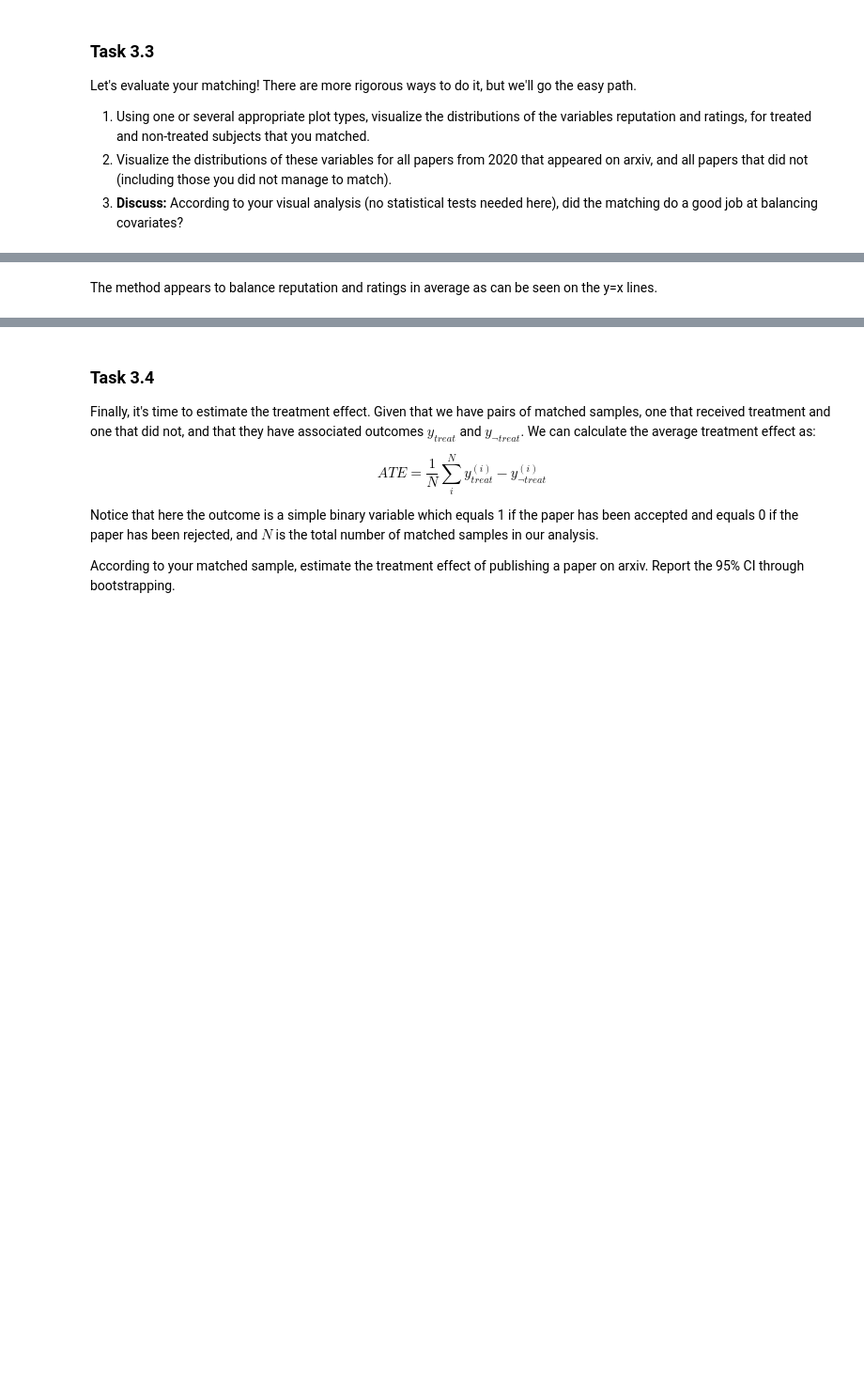
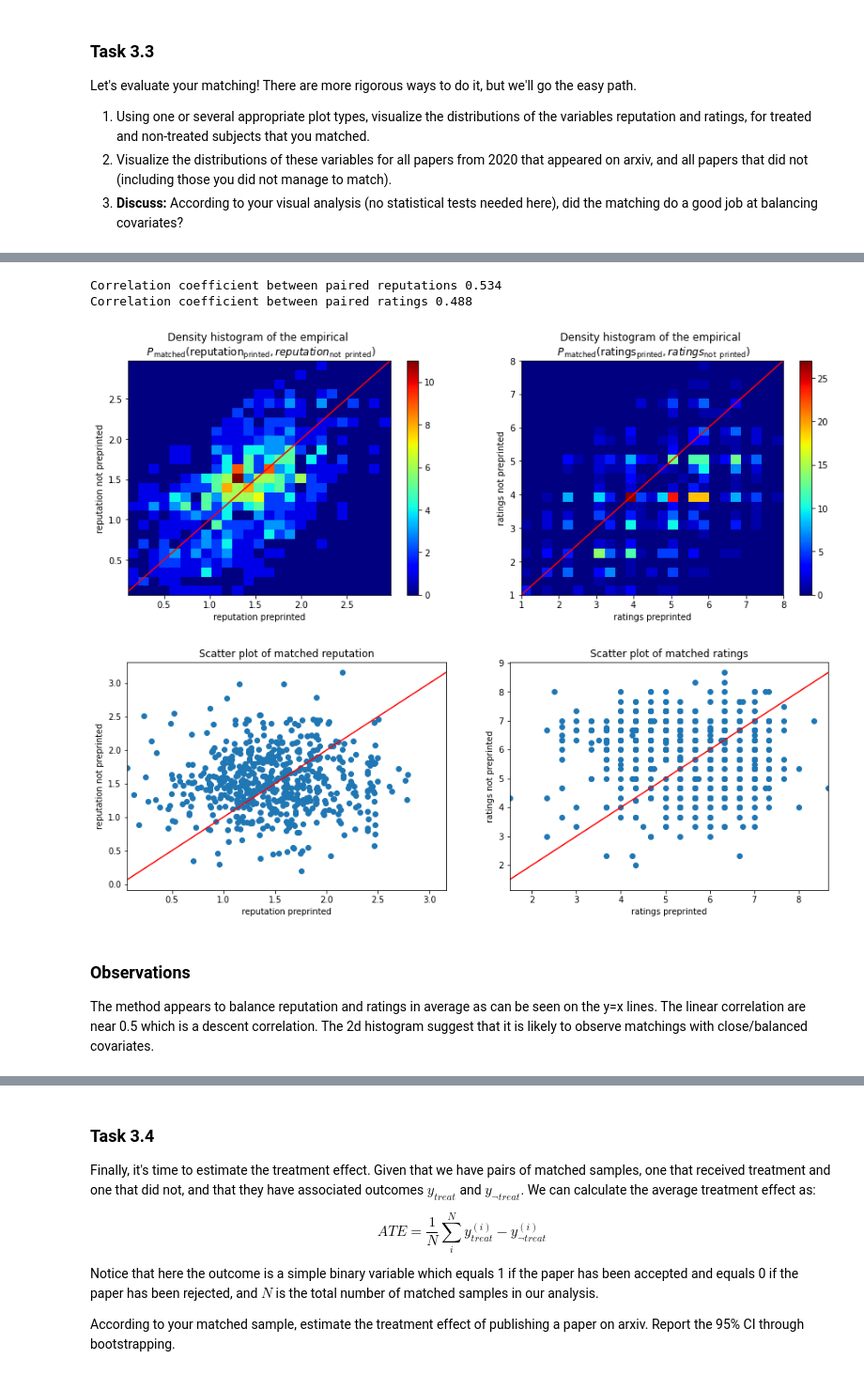
Before and after one commit to misterguick/ada-hw2, a Jupyter notebook: hw2.ipynb, the cells around one changed output, grey strips where cells are left out. Shown: that part at 94% size. Drawn from its saved outputs; the diff is of its cells as text; code cells hidden in the pictures; blank space fills up the shorter version.

```diff
--- a/hw2.ipynb
+++ b/hw2.ipynb
@@ -809,17 +820,14 @@ Our model is not so interesting since the only independent variable (that is, ou
 Notice that reputation was calculated in Task 1.1.
 2. **Discuss:** Unlike `ratings` and `reputation`, the variable `arxiv` is binary. Following the same logic as we did for continuous variables in the text of Task 2.2, interpret the meaning of this coefficient. What happens to the odds ratio if the paper was seen in arxiv? Is this effect statistically significant?
 # %%
-df.arxiv = df.arxiv.astype(int)
-df_test_date = df.loc[(df.year == 2018) | (df.year == 2019)]
-df_train_date = df.loc[df.year == 2020]
+df_2020 = df.loc[df.year == 2020]
+accepted = (df_2020.decisions == "Accept").values.astype(float)
 
-accepted_train = (df_train_date.decisions == "Accept").values.astype(int)
-accepted_test = (df_test_date.decisions == "Accept").values.astype(int)
 exog_variables = ["ratings", "reputation", "arxiv"]
 
-exog_train = sm.add_constant(df_train_date[exog_variables]) # add a constant variable (to get an intercept)
+exog = sm.add_constant(df_2020[exog_variables]) # add a constant variable (to get an intercept)
 
-log_reg = sm.Logit(accepted_train, exog_train)
+log_reg = sm.Logit(accepted, exog)
 
 print(log_reg.fit().summary())
 # %% [output]
@@ -1085,2 +1074,57 @@ plt.show()
+# %%
+def paired_histogram(df, matchings, covariate, fig, ax):
+    covariate_preprinted = [df[covariate].iloc[match[0]] for match in matchings]
+    covariate_not_preprinted = [df[covariate].iloc[match[1]] for match in matchings]
+
+    min_scale = np.min([np.min(covariate_preprinted), np.min(covariate_not_preprinted)])
+    max_scale = np.min([np.max(covariate_preprinted), np.max(covariate_not_preprinted)])
+
+    hist = ax.hist2d(covariate_preprinted, covariate_not_preprinted, bins=(25, 25), cmap=plt.cm.jet)
+
+    ax.set_title("Density histogram of the empirical \n $P_{\mathrm{matched}}(\mathrm{%s}_{\mathrm{printed}},{%s}_{\mathrm{not\;\;printed}})$" % (covariate, covariate))
+    ax.set_xlabel("{} preprinted".format(covariate))
+    ax.set_ylabel("{} not preprinted".format(covariate))
+    ax.plot(np.linspace(min_scale, max_scale, 100), np.linspace(min_scale, max_scale, 100), color="red")
+    fig.colorbar(hist[3], ax=ax)
+
+
+def paired_scatter(df, matchings, covariate, fig, ax):
+    covariate_preprinted = [df[covariate].iloc[match[0]] for match in matchings]
+    covariate_not_preprinted = [df[covariate].iloc[match[1]] for match in matchings]
+
+    min_scale = np.min([np.min(covariate_preprinted), np.min(covariate_not_preprinted)])
+    max_scale = np.min([np.max(covariate_preprinted), np.max(covariate_not_preprinted)])
+
+    ax.scatter(covariate_preprinted, covariate_not_preprinted)
+    ax.set_title("Scatter plot of matched {}".format(covariate))
+    ax.set_xlabel("{} preprinted".format(covariate))
+    ax.set_ylabel("{} not preprinted".format(covariate))
+    ax.plot(np.linspace(min_scale, max_scale, 100), np.linspace(min_scale, max_scale, 100), color="red")
+    ax.set_xlim((min_scale, max_scale))
+
+fig, (ax1, ax2) = plt.subplots(1, 2, figsize=(15,5))
+
+paired_histogram(df_merged, matchings, "reputation", fig, ax1)
+paired_histogram(df_merged, matchings, "ratings", fig, ax2)
+
+fig2, (ax3, ax4) = plt.subplots(1, 2, figsize=(15,5))
+
+paired_scatter(df, matchings, "reputation", fig, ax3)
+paired_scatter(df, matchings, "ratings", fig, ax4)
+
+
+paired_reputations = np.array([[df_merged.reputation.iloc[match[0]], df_merged.reputation.iloc[match[1]]] for match in matchings])
+corrcoef = np.corrcoef(paired_reputations.transpose())[0, 1]
+print("Correlation coefficient between paired reputations {:.3f}".format(corrcoef))
+
+paired_ratings = np.array([[df_merged.ratings.iloc[match[0]], df_merged.ratings.iloc[match[1]]] for match in matchings])
+corrcoef = np.corrcoef(paired_ratings.transpose())[0, 1]
+print("Correlation coefficient between paired ratings {:.3f}".format(corrcoef))
+# %% [output]
+Correlation coefficient between paired reputations 0.534
+Correlation coefficient between paired ratings 0.488
+[figure, added]
+[figure, added]
 # %% [markdown]
-The method appears to balance reputation and ratings in average as can be seen on the y=x lines.
+### Observations
+The method appears to balance reputation and ratings in average as can be seen on the y=x lines. The linear correlation are near 0.5 which is a descent correlation. The 2d histogram suggest that it is likely to observe matchings with close/balanced covariates.
```
Also changed, not shown: parts of 37 cells of this notebook.
